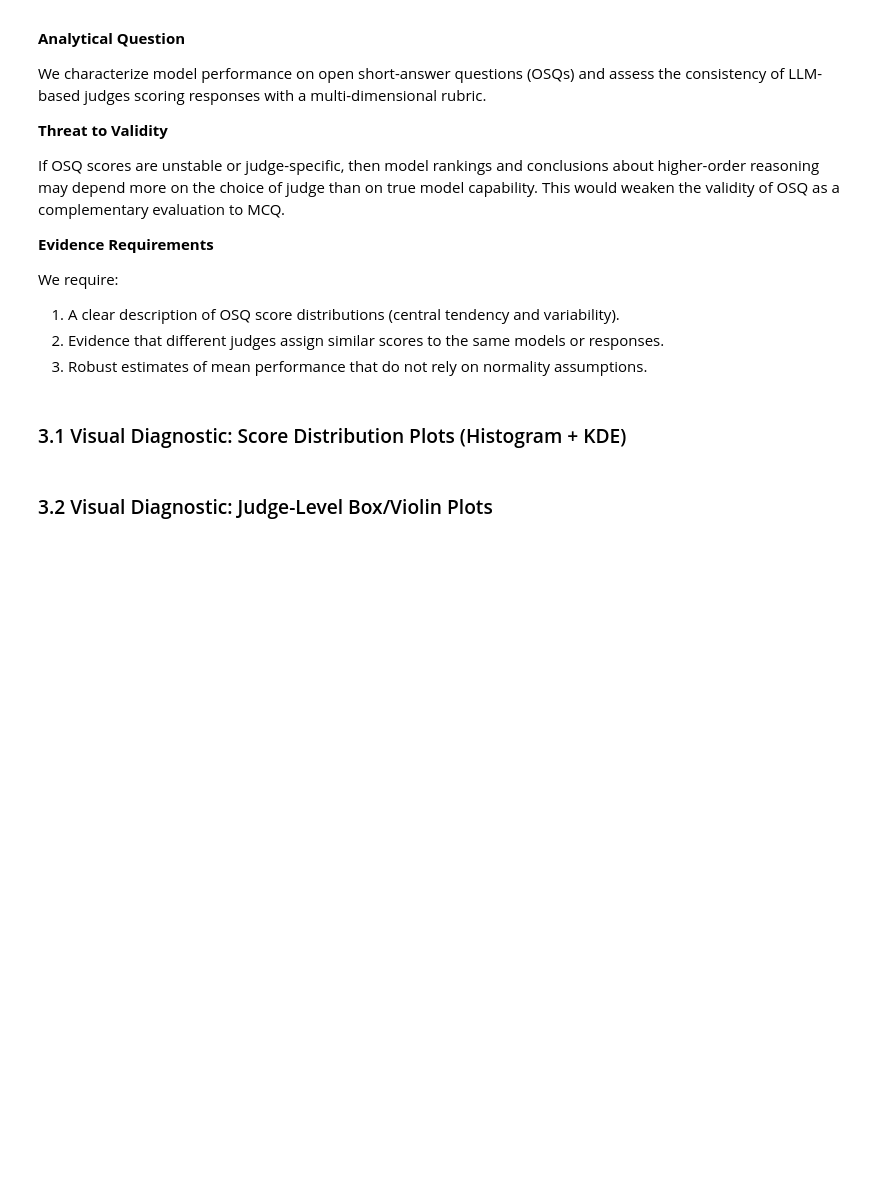
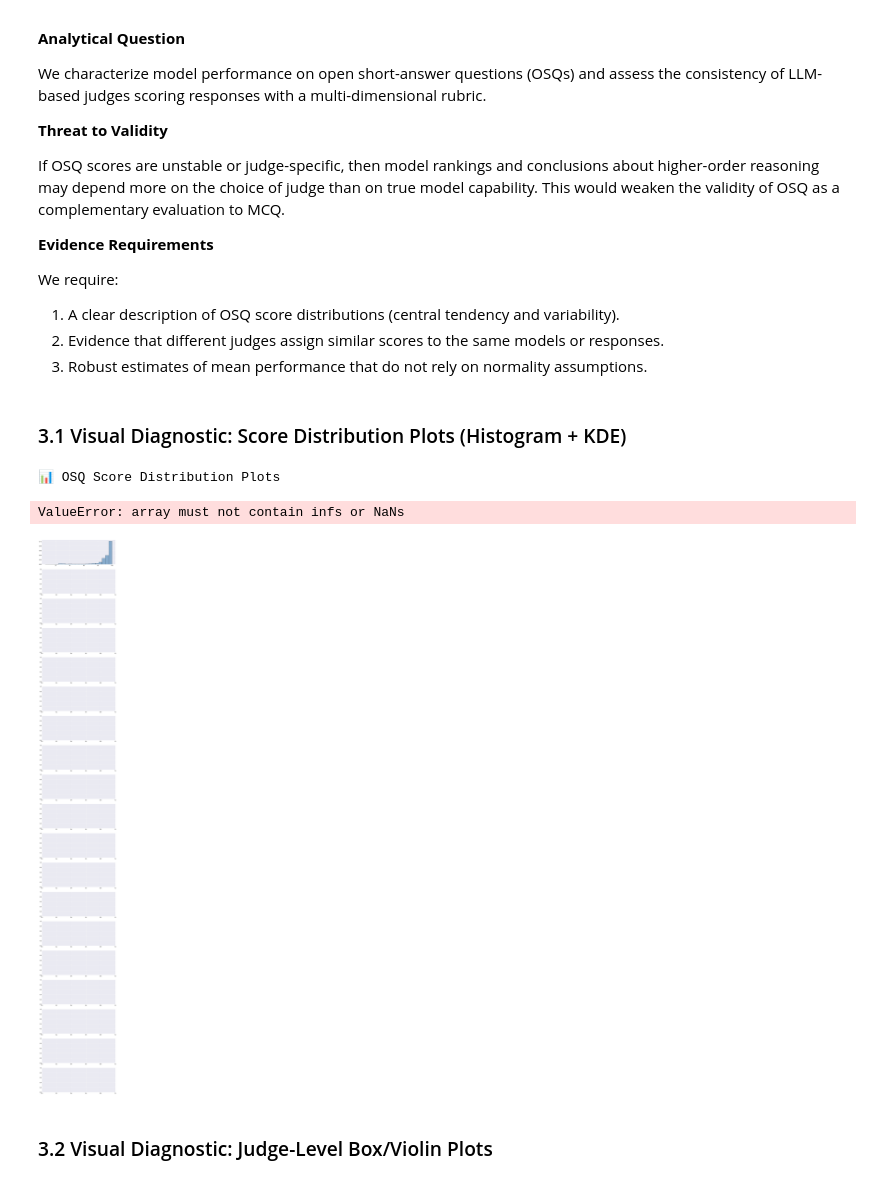
Before and after one commit to ryan-a-bell/dissertation, a Jupyter notebook: src/phase6_analysis/analysis-v2.ipynb, the cells around one changed output. Saved outputs shown, nothing was run; the diff lists cells and outputs as text; code cells hidden in the pictures; blank space fills up the shorter version.

```diff
--- a/src/phase6_analysis/analysis-v2.ipynb
+++ b/src/phase6_analysis/analysis-v2.ipynb
@@ -1222,13 +1298,13 @@ print('H₀: Per-question correctness does not differ across positions\n')
 friedman_results = []
 
 for model in common_models:
-    model_data = mcq_position[mcq_position['model'] == model]
+    model_data = mcq_df[mcq_df['model'] == model]
 
     # Pivot to repeated measures format
-    # Rows: questions, Columns: positions (A/B/C/D)
+    # Rows: questions, Columns: variants (A/B/C/D)
     repeated_measures = model_data.pivot(
         index='question_id',
-        columns='position',
+        columns='variant',
         values='is_correct'
     )
 
@@ -1238,10 +1314,10 @@ for model in common_models:
     if len(repeated_measures) > 0:
         # Friedman test requires arrays for each condition
         position_arrays = [
-            repeated_measures['A'].values,
-            repeated_measures['B'].values,
-            repeated_measures['C'].values,
-            repeated_measures['D'].values
+            repeated_measures['a'].values,
+            repeated_measures['b'].values,
+            repeated_measures['c'].values,
+            repeated_measures['d'].values
         ]
 
         # Friedman test
@@ -1454,37 +1591,41 @@ import seaborn as sns
 from scipy import stats
 
 # Get unique models
-models = sorted(osq_df['model'].unique())
+models = sorted(osq_filtered['model'].unique())
 
 # Create subplots for each model
 n_models = len(models)
 fig, axes = plt.subplots(n_models, 1, figsize=(10, 4*n_models))
 if n_models == 1:
     axes = [axes]
 
 for ax, model in zip(axes, models):
-    model_scores = osq_df[osq_df['model'] == model]['total_score']
+    model_scores = osq_filtered[osq_filtered['model'] == model]['total_score']
 
     # Histogram with KDE
     ax.hist(model_scores, bins=20, density=True, alpha=0.6, color='steelblue', edgecolor='black')
 
     # KDE overlay
     if len(model_scores) > 1:
         kde = stats.gaussian_kde(model_scores)
         x_range = np.linspace(model_scores.min(), model_scores.max(), 200)
         ax.plot(x_range, kde(x_range), 'r-', linewidth=2, label='KDE')
 
     ax.set_xlabel('Total Score')
     ax.set_ylabel('Density')
     ax.set_title(f'Score Distribution: {model}')
     ax.legend()
     ax.grid(True, alpha=0.3)
 
 plt.tight_layout()
-plt.savefig('output/osq_score_distributions.png', dpi=300, bbox_inches='tight')
+plt.savefig(output_dir / 'osq_score_distributions.png', dpi=300, bbox_inches='tight')
 plt.show()
 
-print('✅ Score distribution plots saved to output/osq_score_distributions.png')
+print(f'✅ Score distribution plots saved to {output_dir}/osq_score_distributions.png')
+# %% [output]
+📊 OSQ Score Distribution Plots
+ValueError: array must not contain infs or NaNs
+[figure, added]
 # %% [markdown]
 ### 3.2 Visual Diagnostic: Judge-Level Box/Violin Plots
 # %%
```
Also changed, not shown: parts of 12 cells of this notebook, 9 other files.
